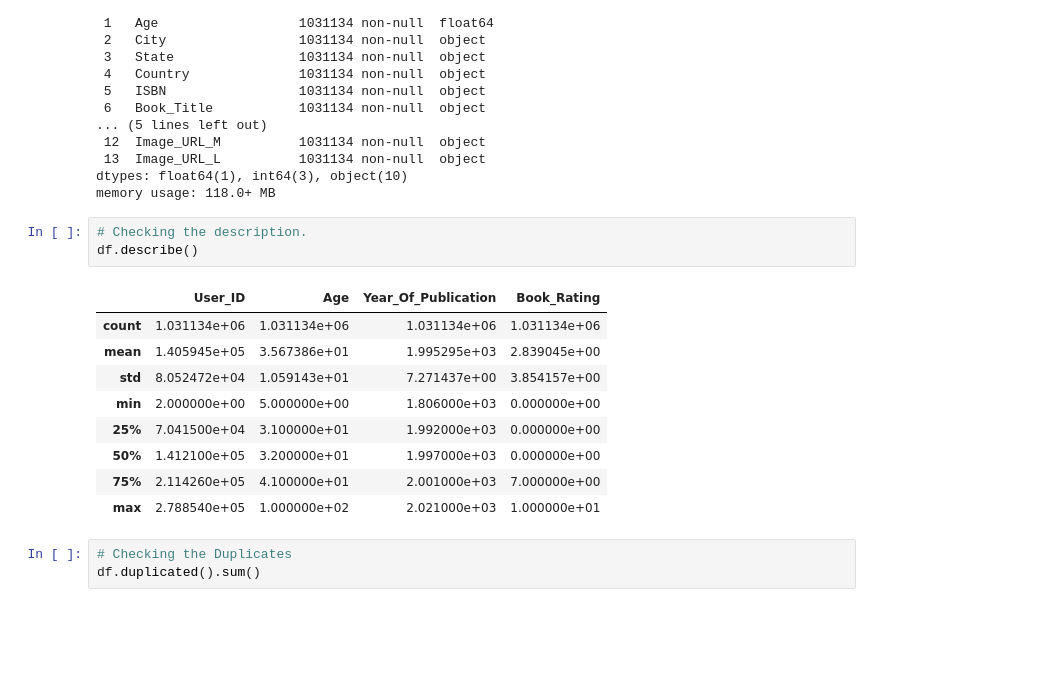
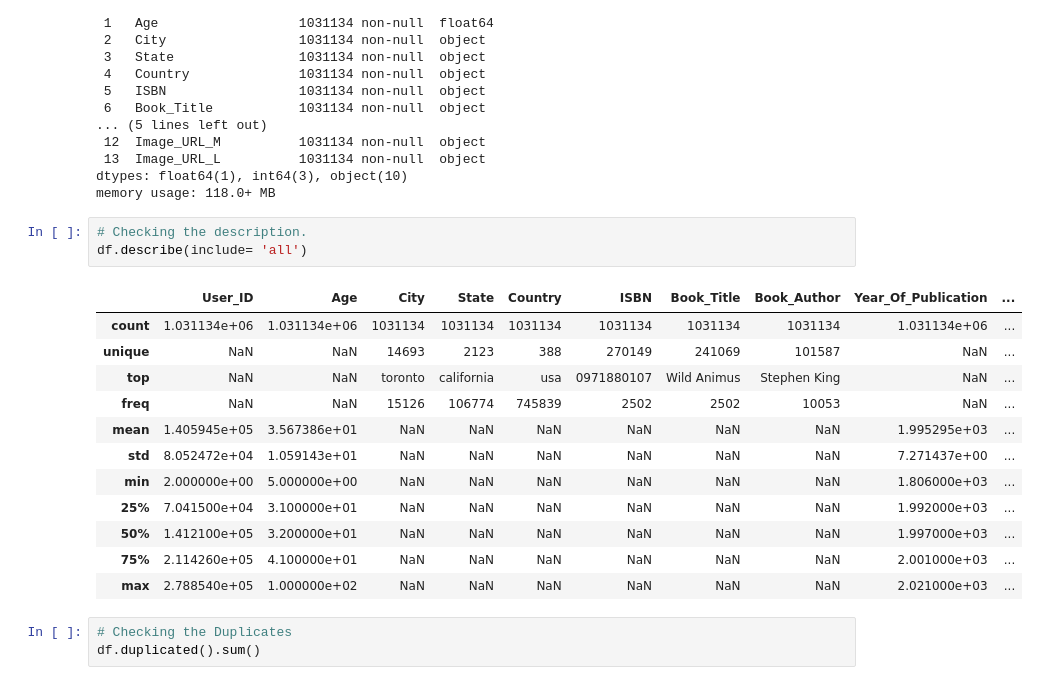
Before and after one commit to RPSahoo219/Book_Recommendation_system, a Jupyter notebook: Book_Recommendation_System.ipynb, the cells around one changed output. Drawn from its saved outputs; the diff is of its cells as text; blank space fills up the shorter version.

```diff
--- a/Book_Recommendation_System.ipynb
+++ b/Book_Recommendation_System.ipynb
@@ -842,17 +846,20 @@ dtypes: float64(1), int64(3), object(10)
 memory usage: 118.0+ MB
 # %%
 # Checking the description.
-df.describe()
+df.describe(include= 'all')
 # %% [output]
-|  | User_ID | Age | Year_Of_Publication | Book_Rating |
-| count | 1.031134e+06 | 1.031134e+06 | 1.031134e+06 | 1.031134e+06 |
-| mean | 1.405945e+05 | 3.567386e+01 | 1.995295e+03 | 2.839045e+00 |
-| std | 8.052472e+04 | 1.059143e+01 | 7.271437e+00 | 3.854157e+00 |
-| min | 2.000000e+00 | 5.000000e+00 | 1.806000e+03 | 0.000000e+00 |
-| 25% | 7.041500e+04 | 3.100000e+01 | 1.992000e+03 | 0.000000e+00 |
-| 50% | 1.412100e+05 | 3.200000e+01 | 1.997000e+03 | 0.000000e+00 |
-| 75% | 2.114260e+05 | 4.100000e+01 | 2.001000e+03 | 7.000000e+00 |
-| max | 2.788540e+05 | 1.000000e+02 | 2.021000e+03 | 1.000000e+01 |
+|  | User_ID | Age | City | State | Country | ISBN | Book_Title | Book_Author | Year_Of_Publication | ... |
+| count | 1.031134e+06 | 1.031134e+06 | 1031134 | 1031134 | 1031134 | 1031134 | 1031134 | 1031134 | 1.031134e+06 | ... |
+| unique | NaN | NaN | 14693 | 2123 | 388 | 270149 | 241069 | 101587 | NaN | ... |
+| top | NaN | NaN | toronto | california | usa | 0971880107 | Wild Animus | Stephen King | NaN | ... |
+| freq | NaN | NaN | 15126 | 106774 | 745839 | 2502 | 2502 | 10053 | NaN | ... |
+| mean | 1.405945e+05 | 3.567386e+01 | NaN | NaN | NaN | NaN | NaN | NaN | 1.995295e+03 | ... |
+| std | 8.052472e+04 | 1.059143e+01 | NaN | NaN | NaN | NaN | NaN | NaN | 7.271437e+00 | ... |
+| min | 2.000000e+00 | 5.000000e+00 | NaN | NaN | NaN | NaN | NaN | NaN | 1.806000e+03 | ... |
+| 25% | 7.041500e+04 | 3.100000e+01 | NaN | NaN | NaN | NaN | NaN | NaN | 1.992000e+03 | ... |
+| 50% | 1.412100e+05 | 3.200000e+01 | NaN | NaN | NaN | NaN | NaN | NaN | 1.997000e+03 | ... |
+| 75% | 2.114260e+05 | 4.100000e+01 | NaN | NaN | NaN | NaN | NaN | NaN | 2.001000e+03 | ... |
+| max | 2.788540e+05 | 1.000000e+02 | NaN | NaN | NaN | NaN | NaN | NaN | 2.021000e+03 | ... |
 # %%
 # Checking the Duplicates
 df.duplicated().sum()
```
Also changed, not shown: parts of 65 cells of this notebook.
